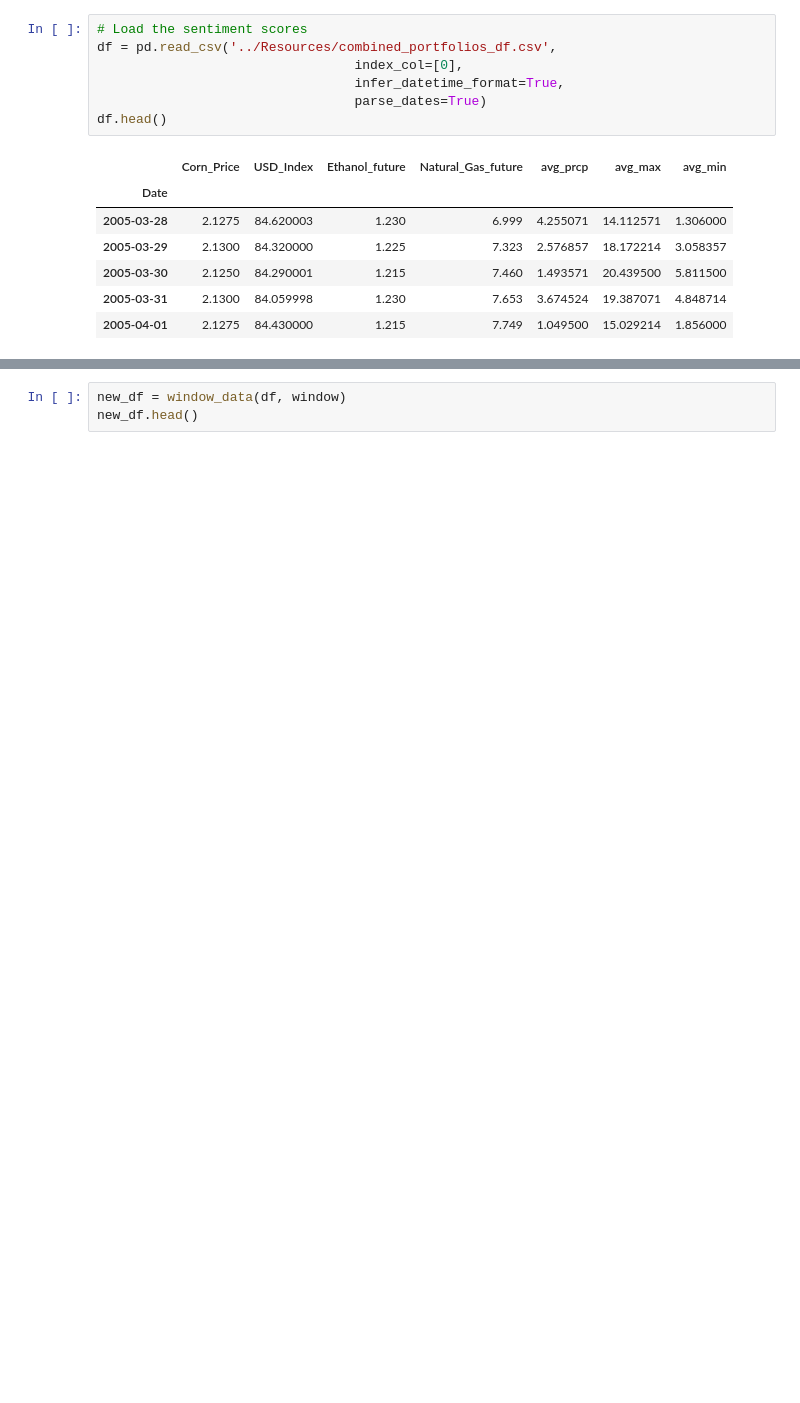
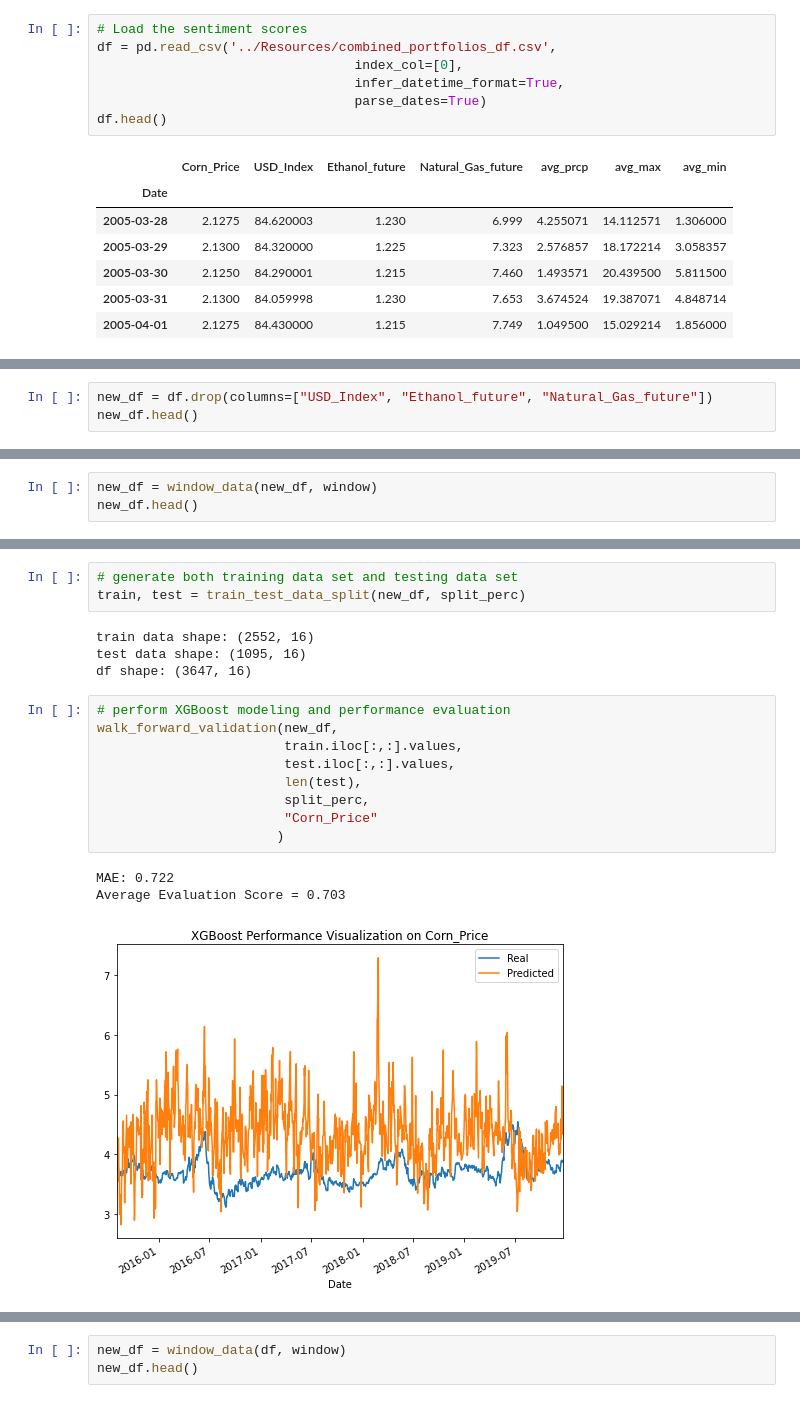
Before and after one commit to ShuranXu/Corn-Price-Predicter, a Jupyter notebook: Code/xgboost.ipynb, the cells around one changed output, grey strips where cells are left out. Cells and saved outputs as stored; diff of their text form; blank space fills up the shorter version.

```diff
--- a/Code/xgboost.ipynb
+++ b/Code/xgboost.ipynb
@@ -231,0 +209,3 @@ split_perc = 0.7
+# %%
+new_df = df.drop(columns=["USD_Index", "Ethanol_future", "Natural_Gas_future"])
+new_df.head()
@@ -231,0 +220,3 @@ split_perc = 0.7
+# %%
+new_df = window_data(new_df, window)
+new_df.head()
@@ -231,0 +231,20 @@ split_perc = 0.7
+# %%
+# generate both training data set and testing data set
+train, test = train_test_data_split(new_df, split_perc)
+# %% [output]
+train data shape: (2552, 16)
+test data shape: (1095, 16)
+df shape: (3647, 16)
+# %%
+# perform XGBoost modeling and performance evaluation
+walk_forward_validation(new_df,
+                        train.iloc[:,:].values,
+                        test.iloc[:,:].values,
+                        len(test),
+                        split_perc,
+                        "Corn_Price"
+                       )
+# %% [output]
+MAE: 0.722
+Average Evaluation Score = 0.703
+[figure, added]
```
Also changed, not shown: parts of 8 cells of this notebook, 2 other files.
